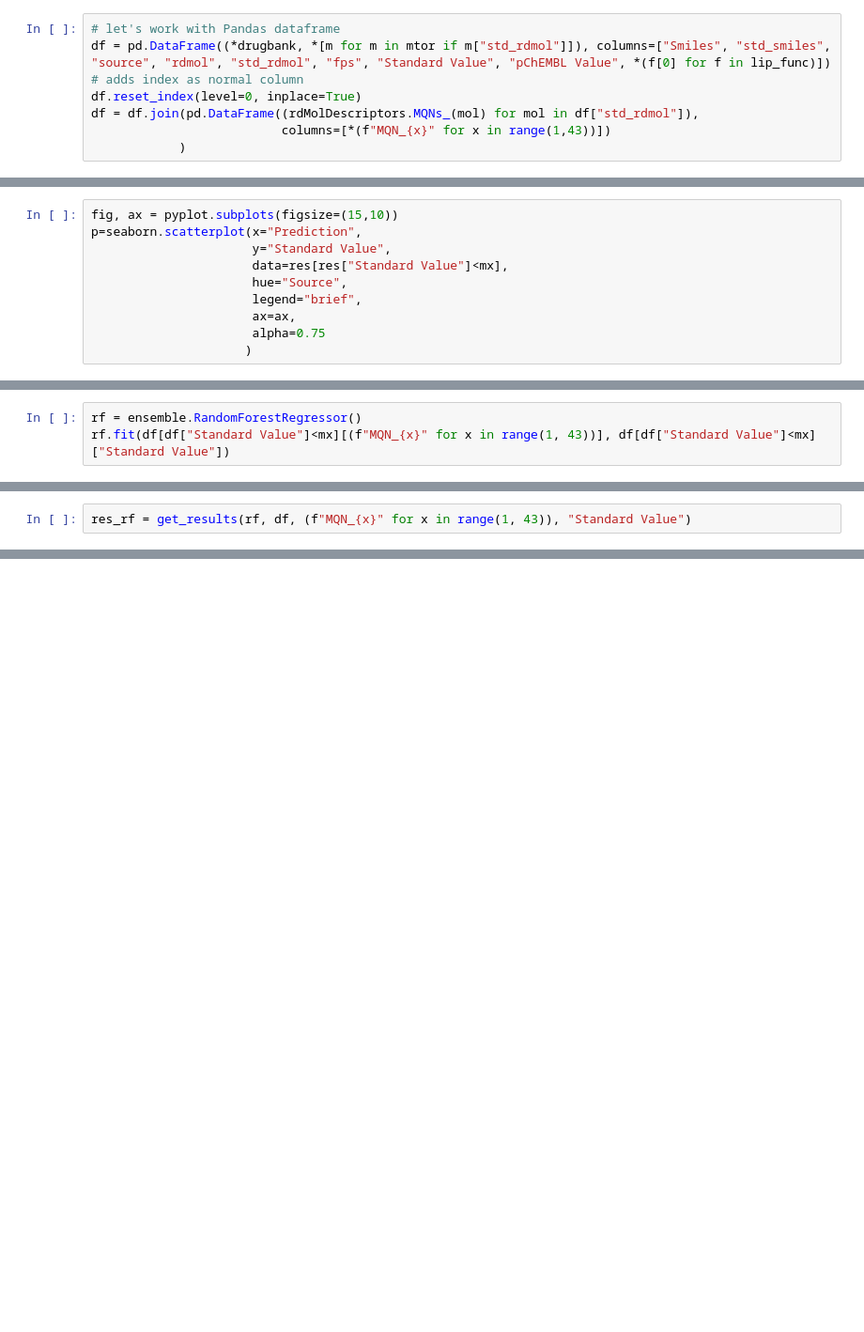
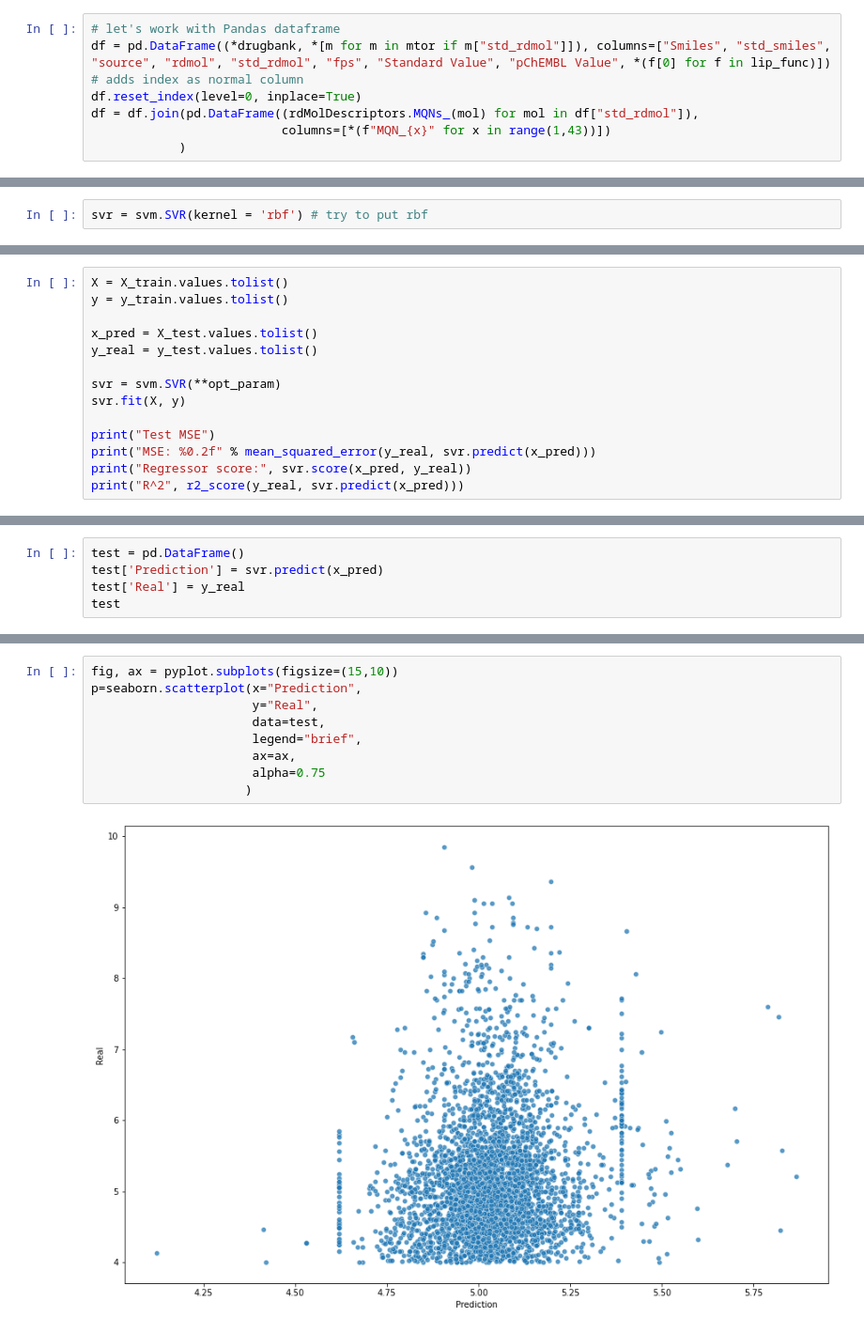
Before and after one commit to lich-uct/cdd2021, a Jupyter notebook: bojicm/Exercise_12.ipynb, the cells around one changed output, grey strips where cells are left out. Shown at 94% size. Saved outputs shown, nothing was run; the diff lists cells and outputs as text; blank space fills up the shorter version.

```diff
--- a/bojicm/Exercise_12.ipynb
+++ b/bojicm/Exercise_12.ipynb
@@ -221,10 +586,2 @@ p=seaborn.scatterplot(x="Prediction",
 # %%
-fig, ax = pyplot.subplots(figsize=(15,10))
-p=seaborn.scatterplot(x="Prediction",
-                      y="Standard Value",
-                      data=res[res["Standard Value"]<mx],
-                      hue="Source",
-                      legend="brief",
-                      ax=ax,
-                      alpha=0.75
-                     )
+svr = svm.SVR(kernel = 'rbf') # try to put rbf
@@ -245,4 +627,15 @@ p=seaborn.scatterplot(x="Prediction",
 # %%
-rf = ensemble.RandomForestRegressor()
-rf.fit(df[df["Standard Value"]<mx][(f"MQN_{x}" for x in range(1, 43))], df[df["Standard Value"]<mx]["Standard Value"])
+X = X_train.values.tolist()
+y = y_train.values.tolist()
+
+x_pred = X_test.values.tolist()
+y_real = y_test.values.tolist()
+
+svr = svm.SVR(**opt_param)
+svr.fit(X, y)
+
+print("Test MSE")
+print("MSE: %0.2f" % mean_squared_error(y_real, svr.predict(x_pred)))
+print("Regressor score:", svr.score(x_pred, y_real))
+print("R^2", r2_score(y_real, svr.predict(x_pred)))
 # %% [output]
@@ -250,3 +699,6 @@ RandomForestRegressor()
 # %%
-res_rf = get_results(rf, df, (f"MQN_{x}" for x in range(1, 43)), "Standard Value")
+test = pd.DataFrame()
+test['Prediction'] = svr.predict(x_pred)
+test['Real'] = y_real
+test
 # %% [output]
@@ -254,0 +718,11 @@ Average error hepg2: 9093302.844955942
+# %%
+fig, ax = pyplot.subplots(figsize=(15,10))
+p=seaborn.scatterplot(x="Prediction",
+                      y="Real",
+                      data=test,
+                      legend="brief",
+                      ax=ax,
+                      alpha=0.75
+                     )
+# %% [output]
+[figure, added]
```
Also changed, not shown: parts of 73 cells of this notebook.
